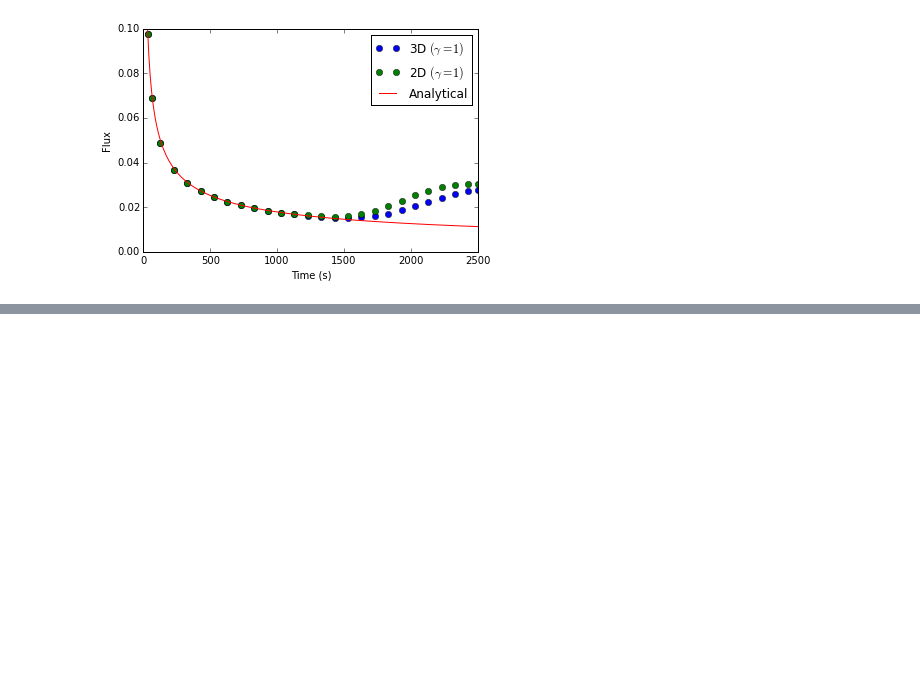
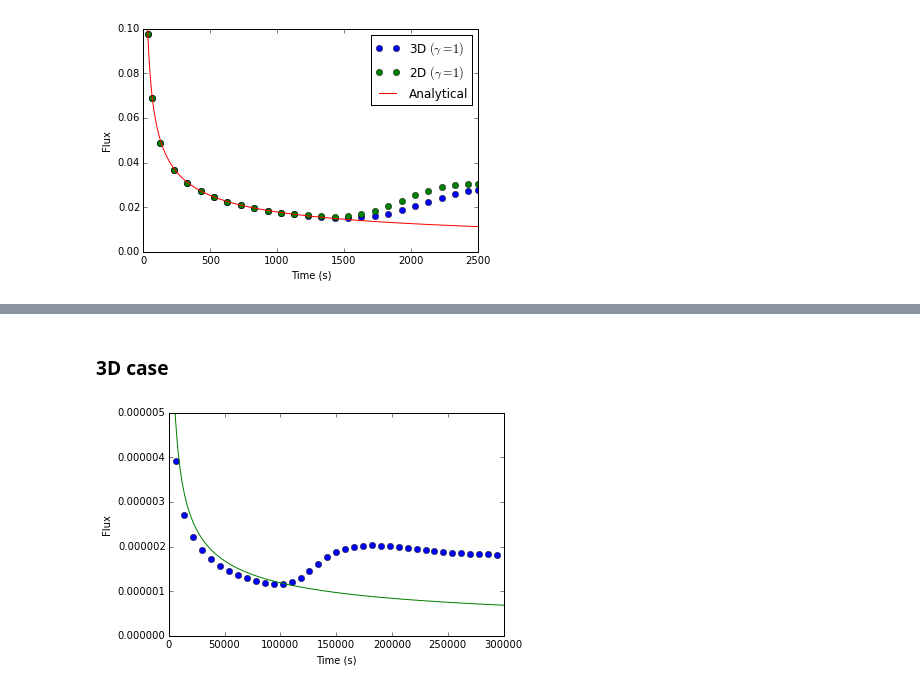
Before and after one commit to cpgr/numbat, a Jupyter notebook: documentation/examples/NumbatExamples.ipynb, the cells around one changed output, grey strips where cells are left out. Saved outputs shown, nothing was run; the diff lists cells and outputs as text; code cells hidden in the pictures; blank space fills up the shorter version.

```diff
--- a/documentation/examples/NumbatExamples.ipynb
+++ b/documentation/examples/NumbatExamples.ipynb
@@ -88,0 +152,12 @@ plt.xlim([0,2500]);
+# %% [markdown]
+### 3D case
+# %%
+plt.plot(moosedata3D.time, -C0 * moosedata3D.boundaryfluxint / area, 'o', label = 'Numbat', markevery=4)
+plt.plot(moosedata3D.time, f(moosedata3D.time), label = 'Analytical')
+plt.xlabel('Time (s)')
+plt.ylabel('Flux')
+#plt.legend(loc = 'best')
+plt.ylim([0,5e-6]);
+#plt.xlim([0,2500]);
+# %% [output]
+[figure, added]
```
Also changed, not shown: parts of 7 cells of this notebook, 1 other file.
